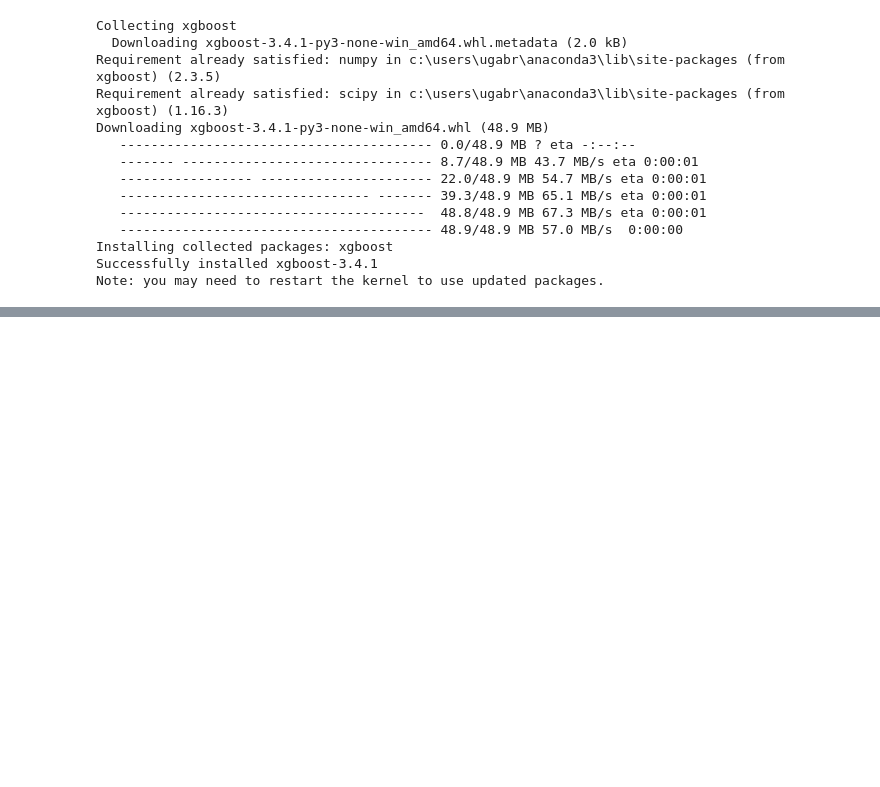
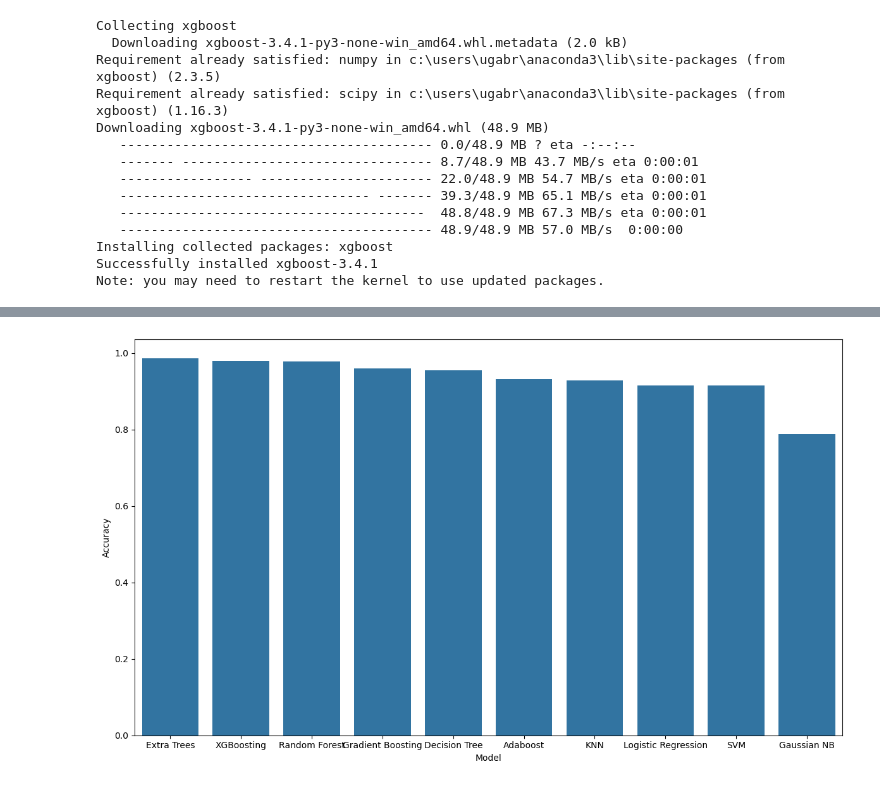
Before and after one commit to SLCosta1011/Country-Development-Predictor, a Jupyter notebook: model_test.ipynb, the cells around one changed output, grey strips where cells are left out. Cells and saved outputs as stored; diff of their text form; code cells hidden in the pictures; blank space fills up the shorter version.

Commit message:
Bar chart for the accuracy of each algorithm

```diff
--- a/model_test.ipynb
+++ b/model_test.ipynb
@@ -661,7 +554,7 @@ scoring = {
     'f1_1': make_scorer(f1_score, pos_label=1),
 }
 
-results = cross_validate(
+xgb_results = cross_validate(
     pipeline_xgb,
     x_train,
     y_train,
@@ -670,7 +563,7 @@ results = cross_validate(
 )
 
 for metrica in scoring:
-    scores = results[f'test_{metrica}']
+    scores = xgb_results[f'test_{metrica}']
 
     print(f'{metrica}\n Média: {scores.mean():.3f},\n Desvio Padrão: {scores.std():.3f}')
     print()
@@ -694,0 +576,6 @@ f1_1
+# %%
+models_results = [log_results, knn_results, dt_results, rf_results, svm_results,
+         gaussian_results, gb_results, adaboost_results, extrees_results, xgb_results]
+
+model_names = ['Logistic Regression', 'KNN', 'Decision Tree', 'Random Forest', 'SVM',
+           'Gaussian NB', 'Gradient Boosting', 'Adaboost', 'Extra Trees', 'XGBoosting']
@@ -694,0 +590,6 @@ f1_1
+# %%
+accuracy = {
+    name: result['test_accuracy'].mean()
+    for name, result in zip(model_names, models_results)
+}
+accuracy
@@ -694,0 +607,3 @@ f1_1
+# %%
+df_accuracy = pd.DataFrame(accuracy.items(), columns=['Model', 'Accuracy'])
+df_accuracy
@@ -694,0 +622,17 @@ f1_1
+# %%
+import seaborn as sns
+import matplotlib.pyplot as plt
+
+plt.figure(figsize=(12, 7))
+
+sns.barplot(
+            data=df_accuracy,
+            x='Model',
+            y='Accuracy',
+            order=df_accuracy.sort_values('Accuracy', ascending=False)['Model']
+           )
+
+plt.tight_layout()
+plt.show()
+# %% [output]
+[figure, added]
```
Also changed, not shown: parts of 17 cells of this notebook.
